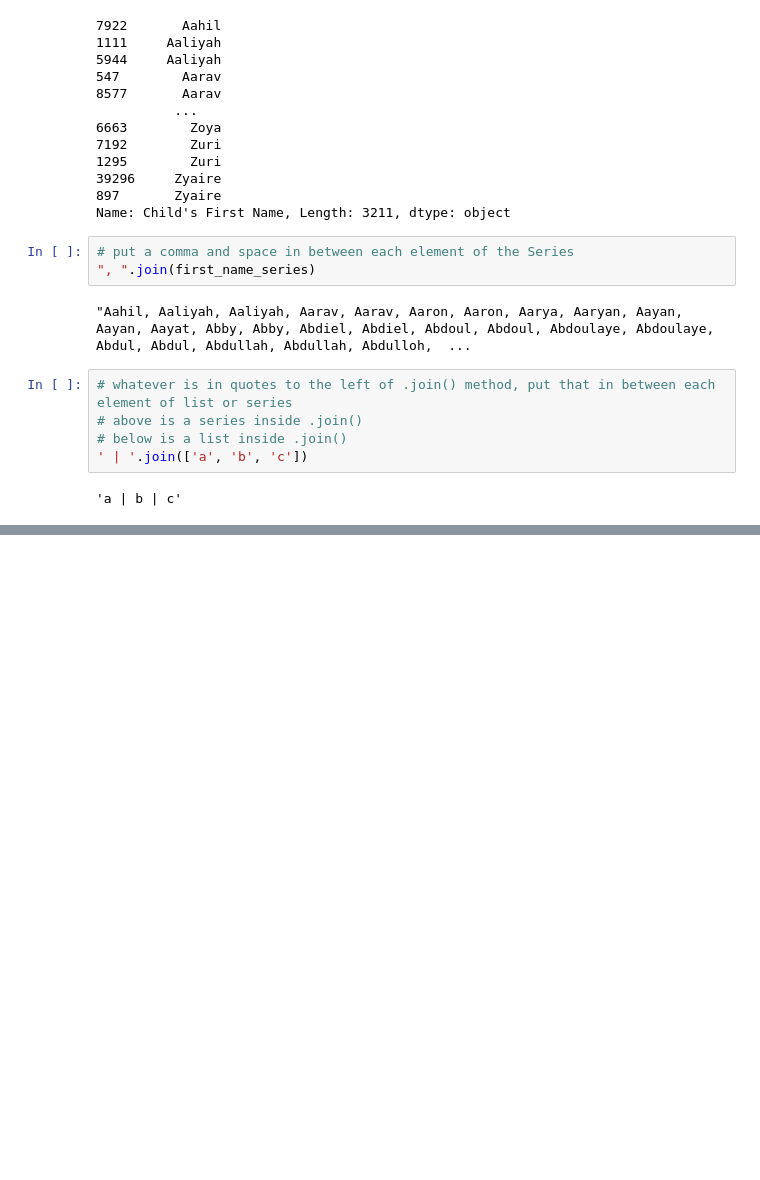
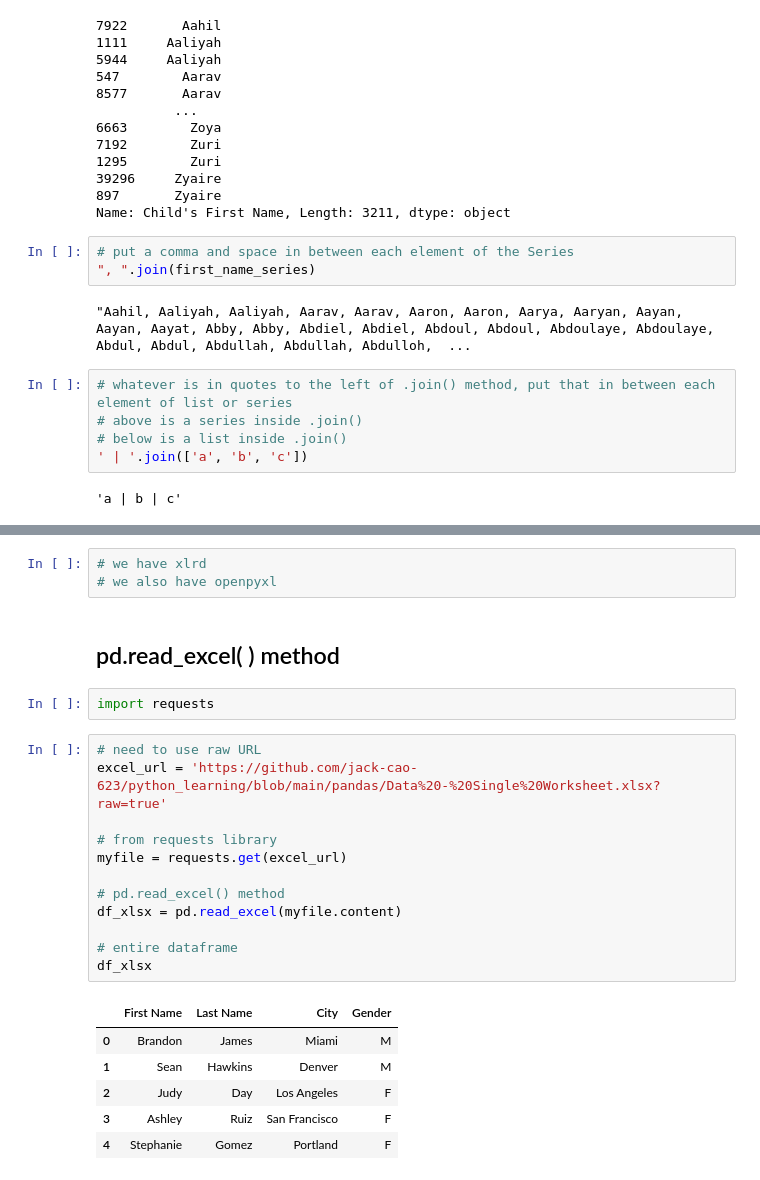
Before and after one commit to jack-cao-623/python_learning, a Jupyter notebook: pandas_input_and_output.ipynb, the cells around one changed output, grey strips where cells are left out. Drawn from its saved outputs; the diff is of its cells as text; blank space fills up the shorter version.

```diff
--- a/pandas_input_and_output.ipynb
+++ b/pandas_input_and_output.ipynb
@@ -92,0 +133,26 @@ Name: Child's First Name, Length: 3211, dtype: object
+# %%
+# we have xlrd
+# we also have openpyxl
+# %% [markdown]
+## pd.read_excel( ) method
+# %%
+import requests
+# %%
+# need to use raw URL
+excel_url = 'https://github.com/jack-cao-623/python_learning/blob/main/pandas/Data%20-%20Single%20Worksheet.xlsx?raw=true'
+
+# from requests library
+myfile = requests.get(excel_url)
+
+# pd.read_excel() method
+df_xlsx = pd.read_excel(myfile.content)
+
+# entire dataframe
+df_xlsx
+# %% [output]
+|  | First Name | Last Name | City | Gender |
+| 0 | Brandon | James | Miami | M |
+| 1 | Sean | Hawkins | Denver | M |
+| 2 | Judy | Day | Los Angeles | F |
+| 3 | Ashley | Ruiz | San Francisco | F |
+| 4 | Stephanie | Gomez | Portland | F |
```
Also changed, not shown: parts of 14 cells of this notebook.
